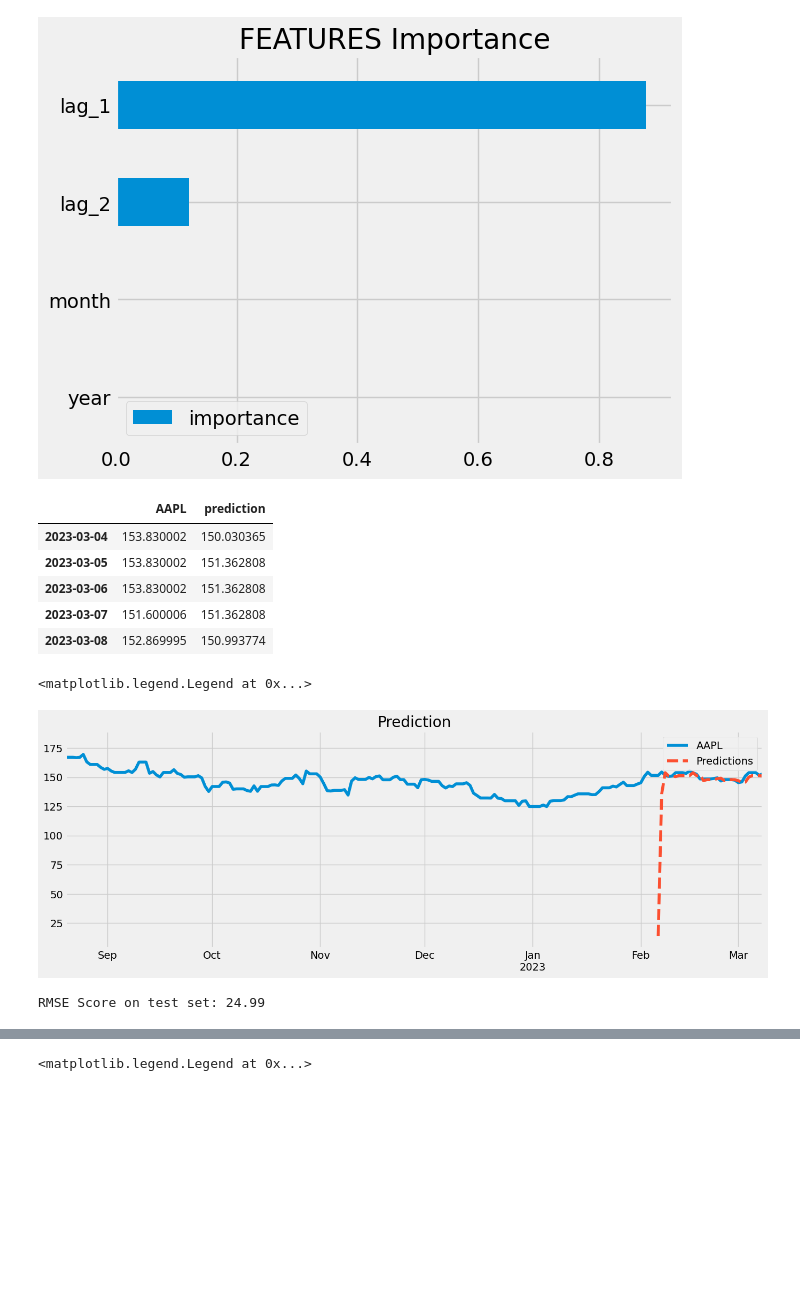
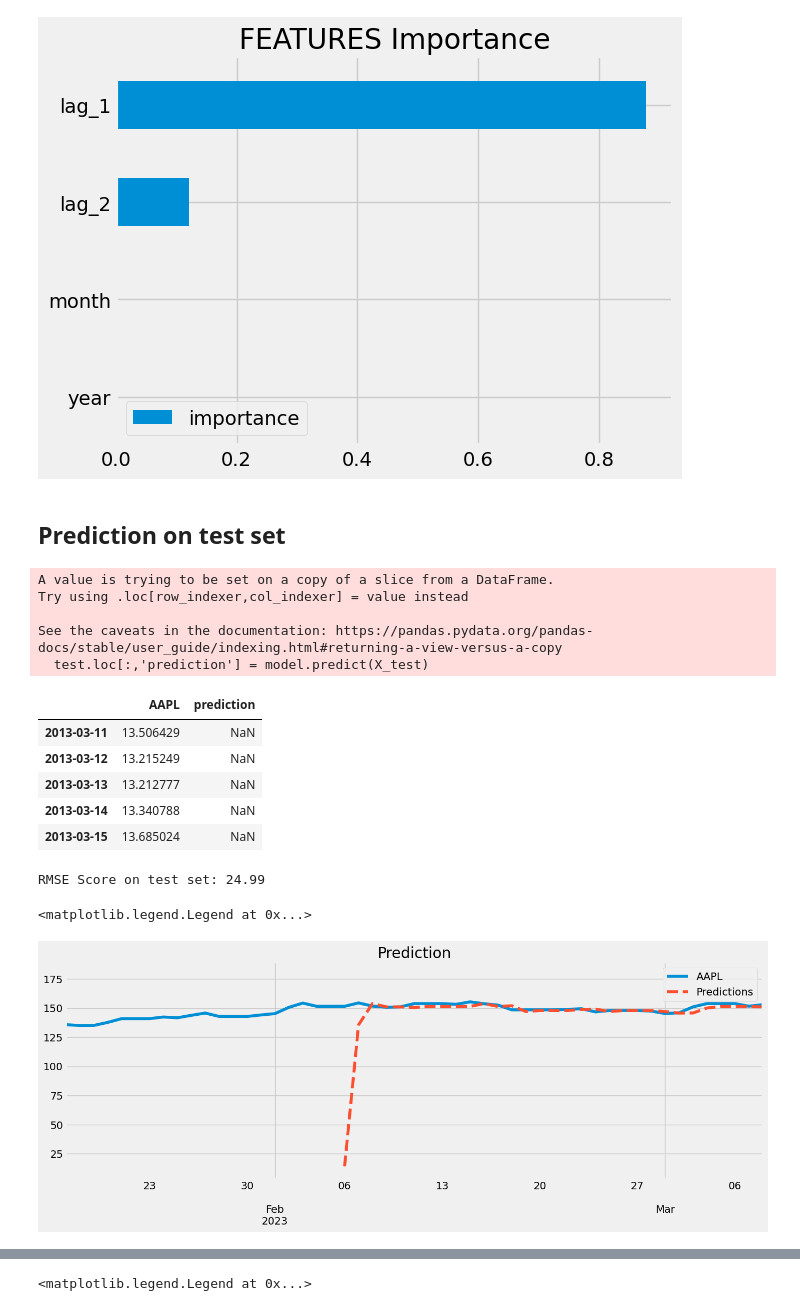
Before and after one commit to Laverdure77/Portfolio_Forecasting, a Jupyter notebook: notebooks/apple_prediction.ipynb, the cells around one changed output, grey strips where cells are left out. Drawn from its saved outputs; the diff is of its cells as text; code cells hidden in the pictures; blank space fills up the shorter version.

```diff
--- a/notebooks/apple_prediction.ipynb
+++ b/notebooks/apple_prediction.ipynb
@@ -17,7 +18,7 @@ from pmdarima.arima import ADFTest
 
 plt.style.use('fivethirtyeight')
 # %%
-filename = './datas/apple.csv'
+filename = '../datas/apple.csv'
 stock = pd.read_csv(filename)
 stock.index = pd.to_datetime(stock.index)
 stock = stock.asfreq(freq='D')
@@ -136,29 +141,39 @@ fi.sort_values(by='importance', ascending=True).plot(kind='barh', title='FEATURE
 # %% [output]
 <AxesSubplot: title={'center': 'FEATURES Importance'}>
 [figure]
+# %% [markdown]
+## Prediction on test set
 # %%
-test['prediction'] = model.predict(X_test)
 
+test.loc[:,'prediction'] = model.predict(X_test)
 data = stock.merge(test[['prediction']], how='left', left_index=True, right_index=True)
-data.tail()
+data.head()
 # %% [output]
+A value is trying to be set on a copy of a slice from a DataFrame.
+Try using .loc[row_indexer,col_indexer] = value instead
+
+See the caveats in the documentation: https://pandas.pydata.org/pandas-docs/stable/user_guide/indexing.html#returning-a-view-versus-a-copy
+  test.loc[:,'prediction'] = model.predict(X_test)
 |  | AAPL | prediction |
-| 2023-03-04 | 153.830002 | 150.030365 |
-| 2023-03-05 | 153.830002 | 151.362808 |
-| 2023-03-06 | 153.830002 | 151.362808 |
-| 2023-03-07 | 151.600006 | 151.362808 |
-| 2023-03-08 | 152.869995 | 150.993774 |
+| 2013-03-11 | 13.506429 | NaN |
+| 2013-03-12 | 13.215249 | NaN |
+| 2013-03-13 | 13.212777 | NaN |
+| 2013-03-14 | 13.340788 | NaN |
+| 2013-03-15 | 13.685024 | NaN |
+# %%
+# Score on test set
+score = np.sqrt(mean_squared_error(y_test, test['prediction']))
+print(f'RMSE Score on test set: {score:0.2f}')
+# %% [output]
+RMSE Score on test set: 24.99
 # %%
+# Plot comparison of prediction results and test set.
+
 ax = stock[[stock.columns[0]]].plot(figsize =(15,5))
 test['prediction'] .plot(ax=ax, style='--', label='2 lags Prediction')
-plt.xlim([end_date - timedelta(days=200), end_date])
+plt.xlim([end_date - timedelta(days=50), end_date])
 ax.set_title('Prediction')
 ax.legend([stock.columns[0], 'Predictions'])
 # %% [output]
 <matplotlib.legend.Legend at 0x...>
-[figure, old version]
+[figure, new version]
-# %%
-score = np.sqrt(mean_squared_error(y_test, test['prediction']))
-print(f'RMSE Score on test set: {score:0.2f}')
-# %% [output]
-RMSE Score on test set: 24.99
```
Also changed, not shown: parts of 30 cells of this notebook, 3 other files.
